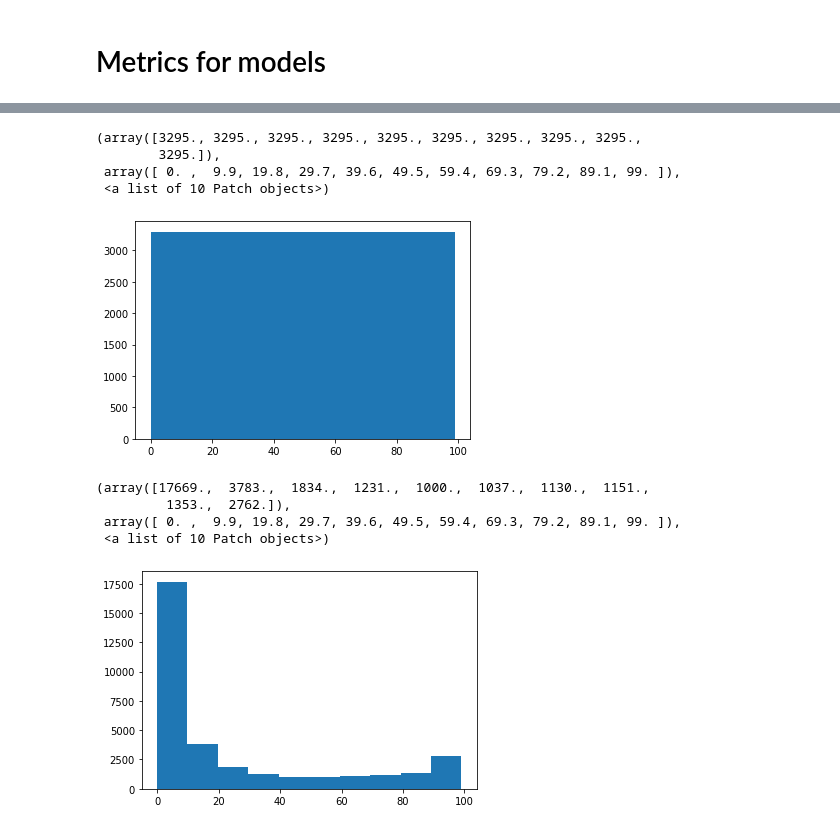
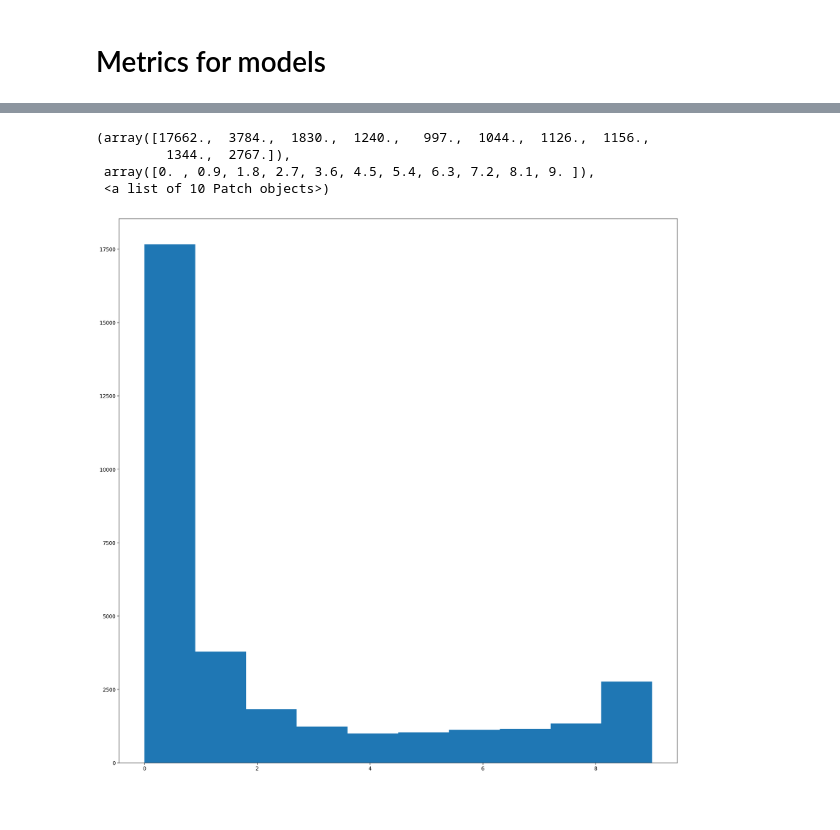
Before and after one commit to marcospiau/BankMarketingDataSet, a Jupyter notebook: notebooks/BankMarketingDataSet_v1.ipynb, the cells around one changed output, grey strips where cells are left out. Cells and saved outputs as stored; diff of their text form; code cells hidden in the pictures; blank space fills up the shorter version.

```diff
--- a/notebooks/BankMarketingDataSet_v1.ipynb
+++ b/notebooks/BankMarketingDataSet_v1.ipynb
@@ -203,8 +256,9 @@ param_grid = [
         'feat_pipe__cat__cat_encoder_1': [from_cat_to_str_transformer],
         'feat_pipe__cat__cat_encoder_2': [OneHotEncoder(sparse=False, categories='auto', handle_unknown='ignore', dtype=np.uint8)],
         'classifier': [LogisticRegression(random_state=random_state_global, max_iter=1000, penalty='elasticnet',
-                                          solver='saga',class_weight='balanced', n_jobs=10)],
-        'classifier__l1_ratio': [0, 0.5, 1]
+                                          solver='saga',class_weight=None, n_jobs=10)],
+        'classifier__l1_ratio': [.5],
+        'classifier__class_weight':['balanced']
     }
 ,
 #     Random Forest
@@ -307,5 +352,3 @@ gs.best_params_
                dtype=<class 'numpy.uint8'>, handle_unknown='ignore',
                n_values=None, sparse=False),
  'feat_pipe__num__scaler': StandardScaler(copy=True, with_mean=True, with_std=True)}
-# %%
-gs.estimator.set_params(**gs.best_params_)
@@ -369,0 +448,9 @@ plt.hist(gs.predict_proba(X_train)[:,1])
+# %%
+from sklearn.dummy import DummyClassifier
+dummy_clf = DummyClassifier(strategy='uniform')
+dummy_clf.fit(X_train, y_train)
+skplt.metrics.plot_cumulative_gain(y_train, dummy_clf.predict_proba(X_train), title='Cumulative gain on training set')
+skplt.metrics.plot_cumulative_gain(y_test, dummy_clf.predict_proba(X_test), title='Cumulative gain on test set')
+
+skplt.metrics.plot_lift_curve(y_train, dummy_clf.predict_proba(X_train), title='Lift on training set')
+skplt.metrics.plot_lift_curve(y_test, dummy_clf.predict_proba(X_test), title='Lift on test set')
@@ -369,0 +484,4 @@ plt.hist(gs.predict_proba(X_train)[:,1])
+# %%
+plt.rcParams['figure.dpi'] = 200
+plt.rcParams["figure.figsize"] = (5,5)
+plt.grid = True
@@ -370,21 +565,12 @@ plt.hist(gs.predict_proba(X_train)[:,1])
 # %%
-binner = KBinsDiscretizer(n_bins=100, encode='ordinal', strategy='quantile')
+binner = KBinsDiscretizer(n_bins=10, encode='ordinal', strategy='uniform')
 plt.hist(binner.fit_transform(gs.predict_proba(X_train)[:,1].reshape(-1,1)))
 # %% [output]
-(array([3295., 3295., 3295., 3295., 3295., 3295., 3295., 3295., 3295.,
-        3295.]),
- array([ 0. ,  9.9, 19.8, 29.7, 39.6, 49.5, 59.4, 69.3, 79.2, 89.1, 99. ]),
+(array([17662.,  3784.,  1830.,  1240.,   997.,  1044.,  1126.,  1156.,
+         1344.,  2767.]),
+ array([0. , 0.9, 1.8, 2.7, 3.6, 4.5, 5.4, 6.3, 7.2, 8.1, 9. ]),
  <a list of 10 Patch objects>)
-[figure, old version]
+[figure, new version]
-# %%
-binner = KBinsDiscretizer(n_bins=100, encode='ordinal', strategy='uniform')
-plt.hist(binner.fit_transform(gs.predict_proba(X_train)[:,1].reshape(-1,1)))
-# %% [output]
-(array([17669.,  3783.,  1834.,  1231.,  1000.,  1037.,  1130.,  1151.,
-         1353.,  2762.]),
- array([ 0. ,  9.9, 19.8, 29.7, 39.6, 49.5, 59.4, 69.3, 79.2, 89.1, 99. ]),
- <a list of 10 Patch objects>)
-[figure, removed]
 # %%
 binner = KBinsDiscretizer(n_bins=10, encode='ordinal', strategy='kmeans')
 plt.hist(binner.fit_transform(gs.predict_proba(X_train)[:,1].reshape(-1,1)))
```
Also changed, not shown: parts of 49 cells of this notebook.
